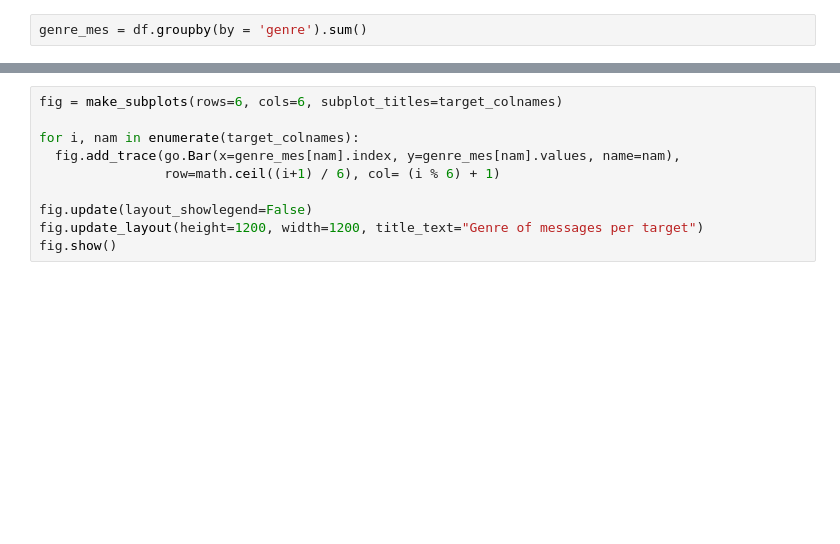
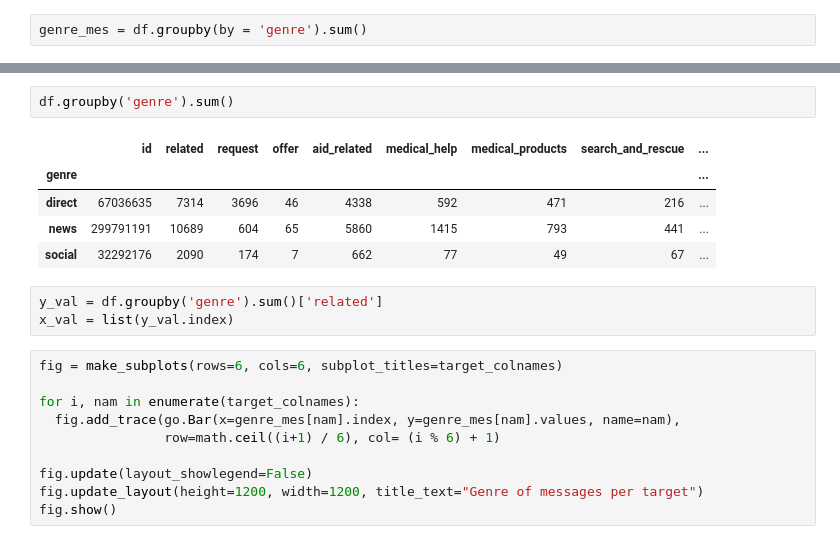
Before and after one commit to mariavaghani/udacity-nanodegree-exercise, a Jupyter notebook: 4_Data_Engineering/Lesson_5_Project/ML Pipeline Preparation.ipynb, the cells around one changed output, grey strips where cells are left out. Drawn from its saved outputs; the diff is of its cells as text; blank space fills up the shorter version.

```diff
--- a/4_Data_Engineering/Lesson_5_Project/ML Pipeline Preparation.ipynb
+++ b/4_Data_Engineering/Lesson_5_Project/ML Pipeline Preparation.ipynb
@@ -324,3 +365,14 @@ genre_mes = df.groupby(by = 'genre').sum()
+# %%
+df.groupby('genre').sum()
+# %% [output]
+|  | id | related | request | offer | aid_related | medical_help | medical_products | search_and_rescue | ... |
+| genre |  |  |  |  |  |  |  |  | ... |
+| direct | 67036635 | 7314 | 3696 | 46 | 4338 | 592 | 471 | 216 | ... |
+| news | 299791191 | 10689 | 604 | 65 | 5860 | 1415 | 793 | 441 | ... |
+| social | 32292176 | 2090 | 174 | 7 | 662 | 77 | 49 | 67 | ... |
+# %%
+y_val = df.groupby('genre').sum()['related']
+x_val = list(y_val.index)
 # %%
 fig = make_subplots(rows=6, cols=6, subplot_titles=target_colnames)
 
```
Also changed, not shown: parts of 17 cells of this notebook, 16 other files.
